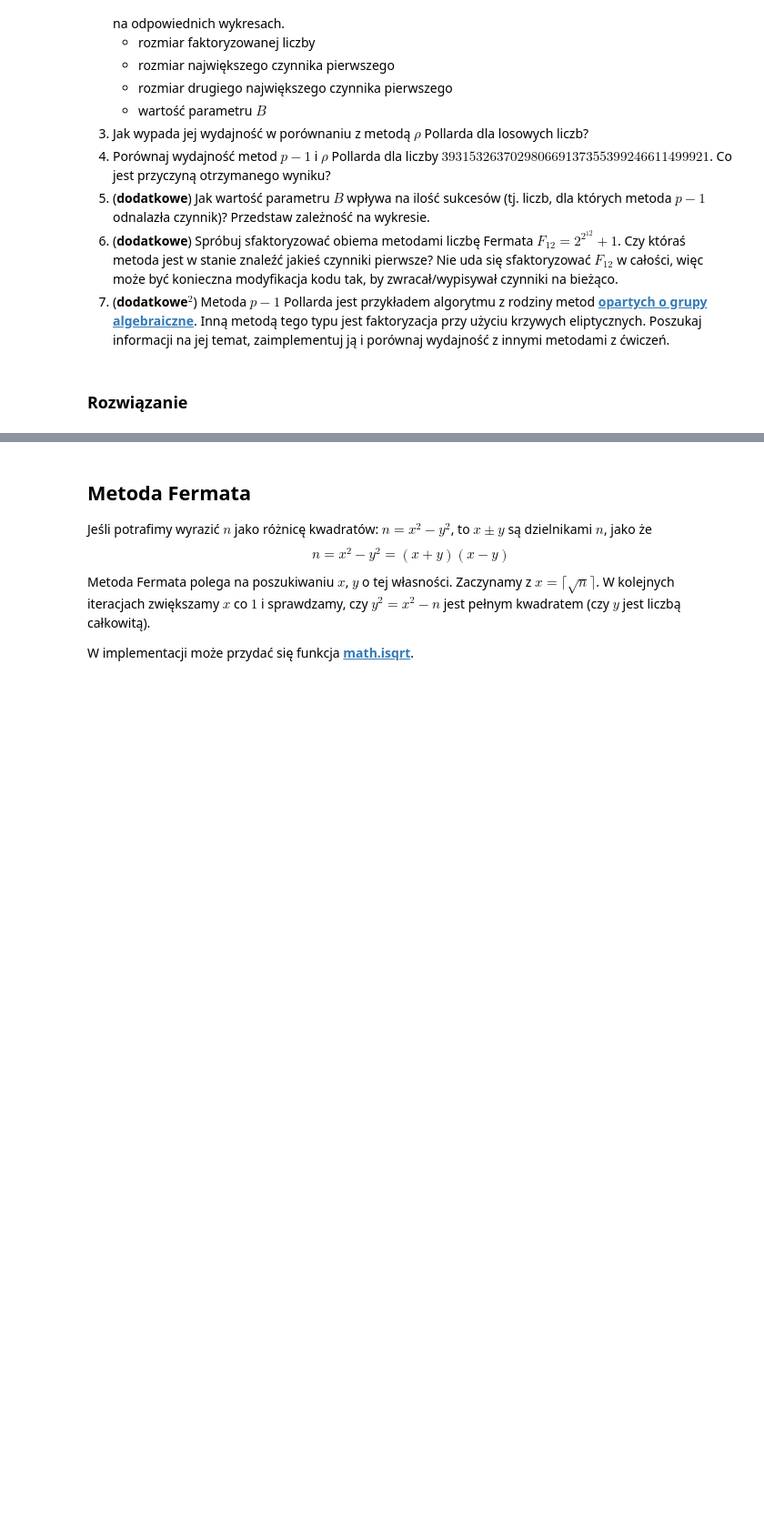
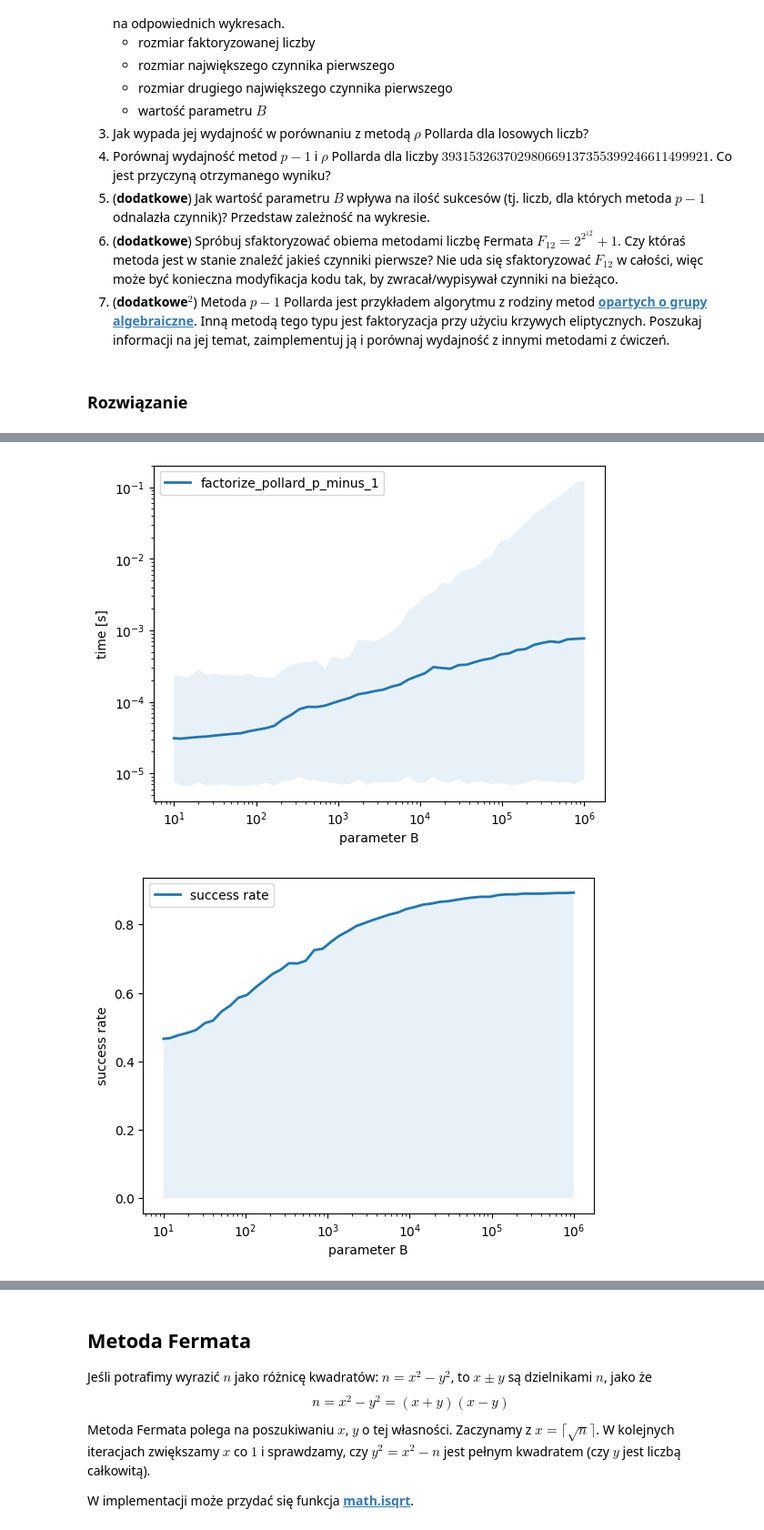
Before and after one commit to rmesek/bi-agh-2026, a Jupyter notebook: lab-factorization.ipynb, the cells around one changed output, grey strips where cells are left out. Shown at 91% size. Drawn from its saved outputs; the diff is of its cells as text; code cells hidden in the pictures; blank space fills up the shorter version.

```diff
--- a/lab-factorization.ipynb
+++ b/lab-factorization.ipynb
@@ -929,0 +1150,50 @@ Odnośnie wydajności - te same sugestie co do metody $\rho$ Pollarda.
+# %%
+b_values = np.logspace(1, 6, 50).astype(int)
+
+test_numbers = [rand_int(random.randint(40, 60)) for _ in range(1000)]
+
+times_mean = []
+times_min = []
+times_max = []
+success_rates = []
+
+for B_val in tqdm(b_values):
+    successes = 0
+    times = []
+
+    for n in test_numbers:
+        with stopwatch(silent=True) as s:
+            res = factorize_pollard_p_minus_1(n, B=int(B_val), max_retries=1)
+
+        times.append(s.elapsed)
+        if res is not None:
+            successes += 1
+
+    times_mean.append(np.mean(times))
+    times_min.append(np.min(times))
+    times_max.append(np.max(times))
+    success_rates.append(successes / len(test_numbers))
+
+times_mean = np.array(times_mean)
+times_min = np.array(times_min)
+times_max = np.array(times_max)
+success_rates = np.array(success_rates)
+
+fig, ax = plt.subplots()
+ax.loglog(b_values, times_mean, linewidth=2, label="factorize_pollard_p_minus_1")
+ax.fill_between(b_values, times_min, times_max, alpha=0.1)
+ax.set_xlabel("parameter B")
+ax.set_ylabel("time [s]")
+ax.legend()
+plt.show()
+
+fig, ax = plt.subplots()
+ax.semilogx(b_values, success_rates, linewidth=2, label="success rate")
+ax.fill_between(b_values, 0, success_rates, alpha=0.1)
+ax.set_xlabel("parameter B")
+ax.set_ylabel("success rate")
+ax.legend()
+plt.show()
+# %% [output]
+[figure, added]
+[figure, added]
```
Also changed, not shown: parts of 8 cells of this notebook.
